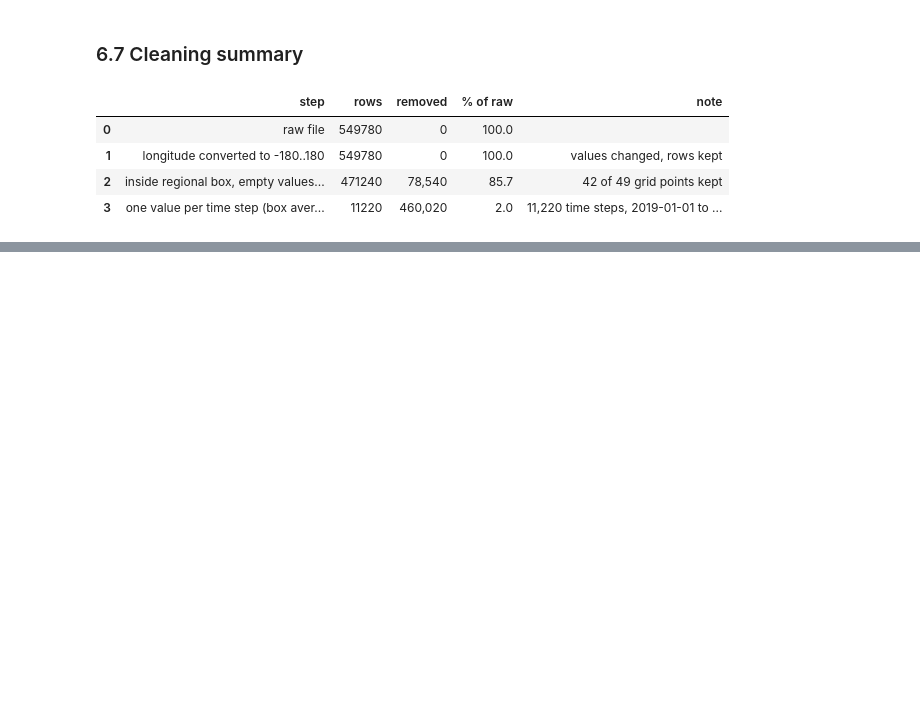
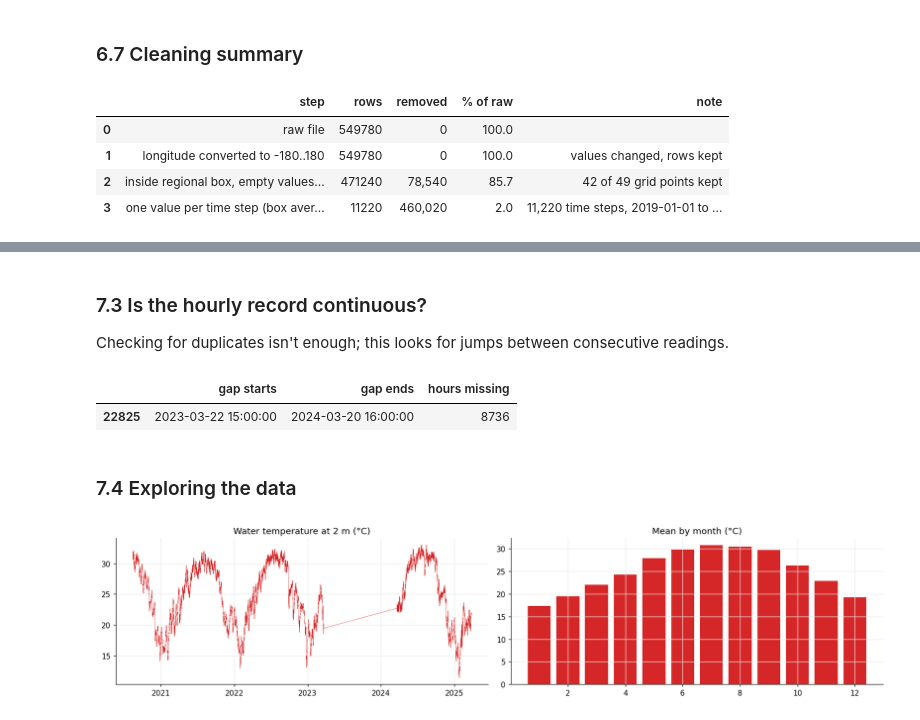
Before and after one commit to Break-Through-Tech/Biointerphase-1A-forecasting-harmful-algal-bloom-risk, a Jupyter notebook: models/notebooks/00_master_eda_and_merge.ipynb, the cells around one changed output, grey strips where cells are left out. Cells and saved outputs as stored; diff of their text form; code cells hidden in the pictures; blank space fills up the shorter version.

```diff
--- a/models/notebooks/00_master_eda_and_merge.ipynb
+++ b/models/notebooks/00_master_eda_and_merge.ipynb
@@ -1935,0 +1954,6 @@ del uw_raw, uw
+# %%
+mote_raw = read_erddap("MoteMarine_BottomTemp")
+mote_raw["date"] = pd.to_datetime(mote_raw["time"]).dt.tz_localize(None)
+print(f"{len(mote_raw):,} rows x {mote_raw.shape[1]} columns")
+display(mote_raw.head(3))
+profile_columns(mote_raw)
@@ -1935,0 +1993,22 @@ del uw_raw, uw
+# %% [markdown]
+### 7.3 Is the hourly record continuous?
+Checking for duplicates isn't enough; this looks for jumps between consecutive readings.
+# %%
+t = mote_raw["date"].sort_values()
+gaps = t.diff()
+big = gaps[gaps > pd.Timedelta(hours=1)]
+display(pd.DataFrame({"gap starts": t.shift(1)[big.index], "gap ends": t[big.index],
+                      "hours missing": (big / pd.Timedelta(hours=1) - 1).astype(int)}).sort_values("hours missing", ascending=False))
+# %% [output]
+|  | gap starts | gap ends | hours missing |
+| 22825 | 2023-03-22 15:00:00 | 2024-03-20 16:00:00 | 8736 |
+# %% [markdown]
+### 7.4 Exploring the data
+# %%
+fig, axes = plt.subplots(1, 2, figsize=(15, 3.5))
+axes[0].plot(mote_raw["date"], mote_raw["sea_water_temperature"], lw=0.4, color="tab:red"); axes[0].set_title("Water temperature at 2 m (°C)")
+clim = mote_raw.groupby(mote_raw["date"].dt.month)["sea_water_temperature"].mean()
+axes[1].bar(clim.index, clim.values, color="tab:red"); axes[1].set_title("Mean by month (°C)")
+plt.tight_layout(); plt.show()
+# %% [output]
+[figure, added]
```
Also changed, not shown: parts of 14 cells of this notebook, 3 other files.
